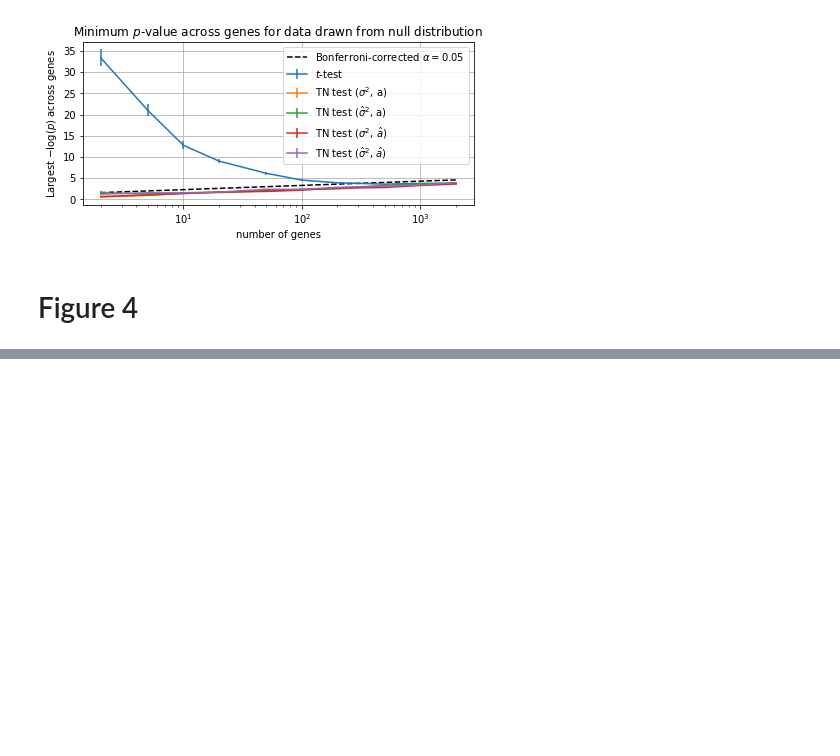
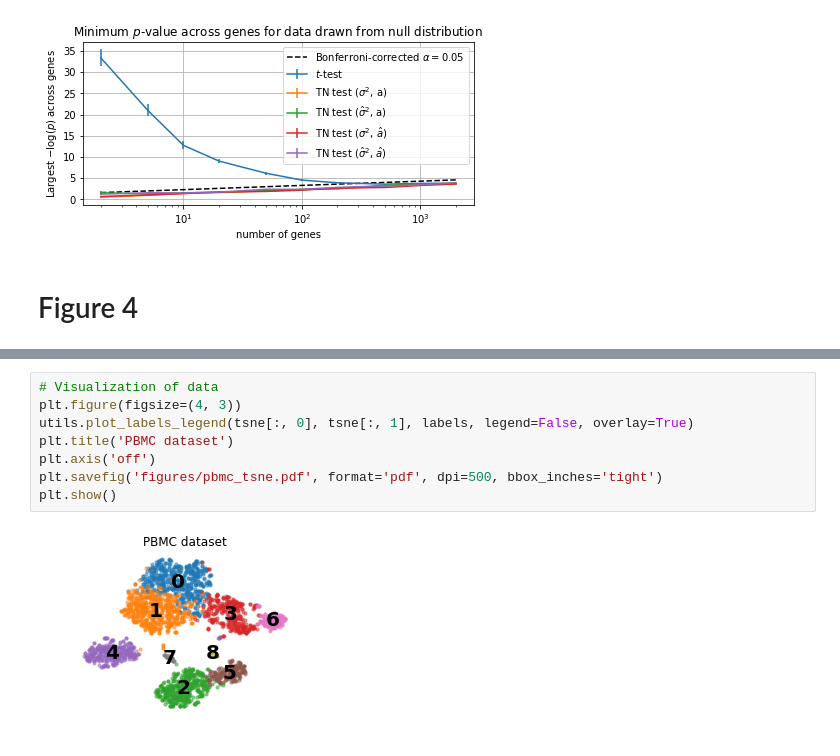
Before and after one commit to jessemzhang/tn_test, a Jupyter notebook: Figures.ipynb, the cells around one changed output, grey strips where cells are left out. Drawn from its saved outputs; the diff is of its cells as text; blank space fills up the shorter version.

```diff
--- a/Figures.ipynb
+++ b/Figures.ipynb
@@ -415,0 +384,10 @@ plt.show()
+# %%
+# Visualization of data
+plt.figure(figsize=(4, 3))
+utils.plot_labels_legend(tsne[:, 0], tsne[:, 1], labels, legend=False, overlay=True)
+plt.title('PBMC dataset')
+plt.axis('off')
+plt.savefig('figures/pbmc_tsne.pdf', format='pdf', dpi=500, bbox_inches='tight')
+plt.show()
+# %% [output]
+[figure, added]
```
Also changed, not shown: parts of 5 cells of this notebook, 2 other files.
